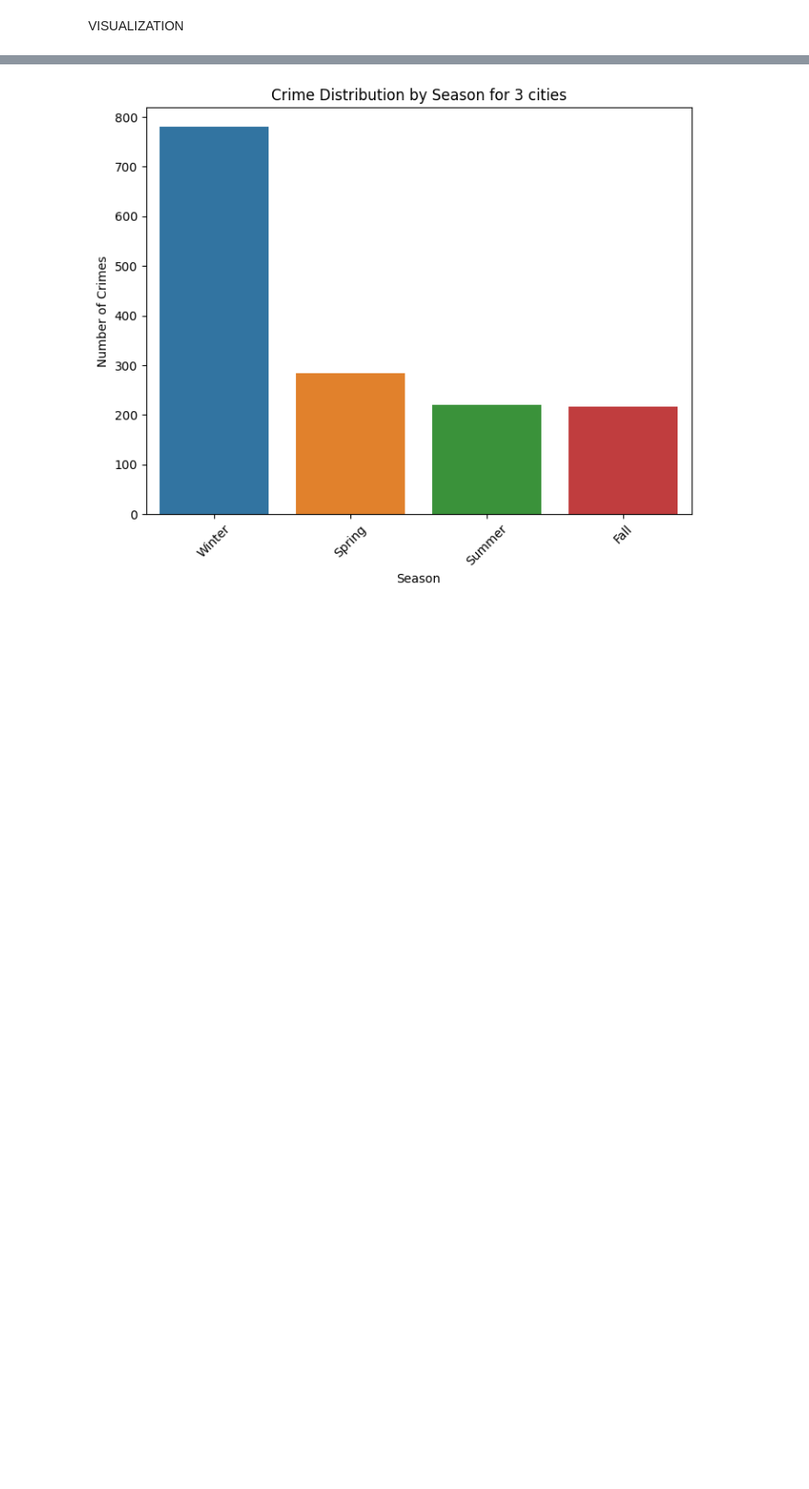
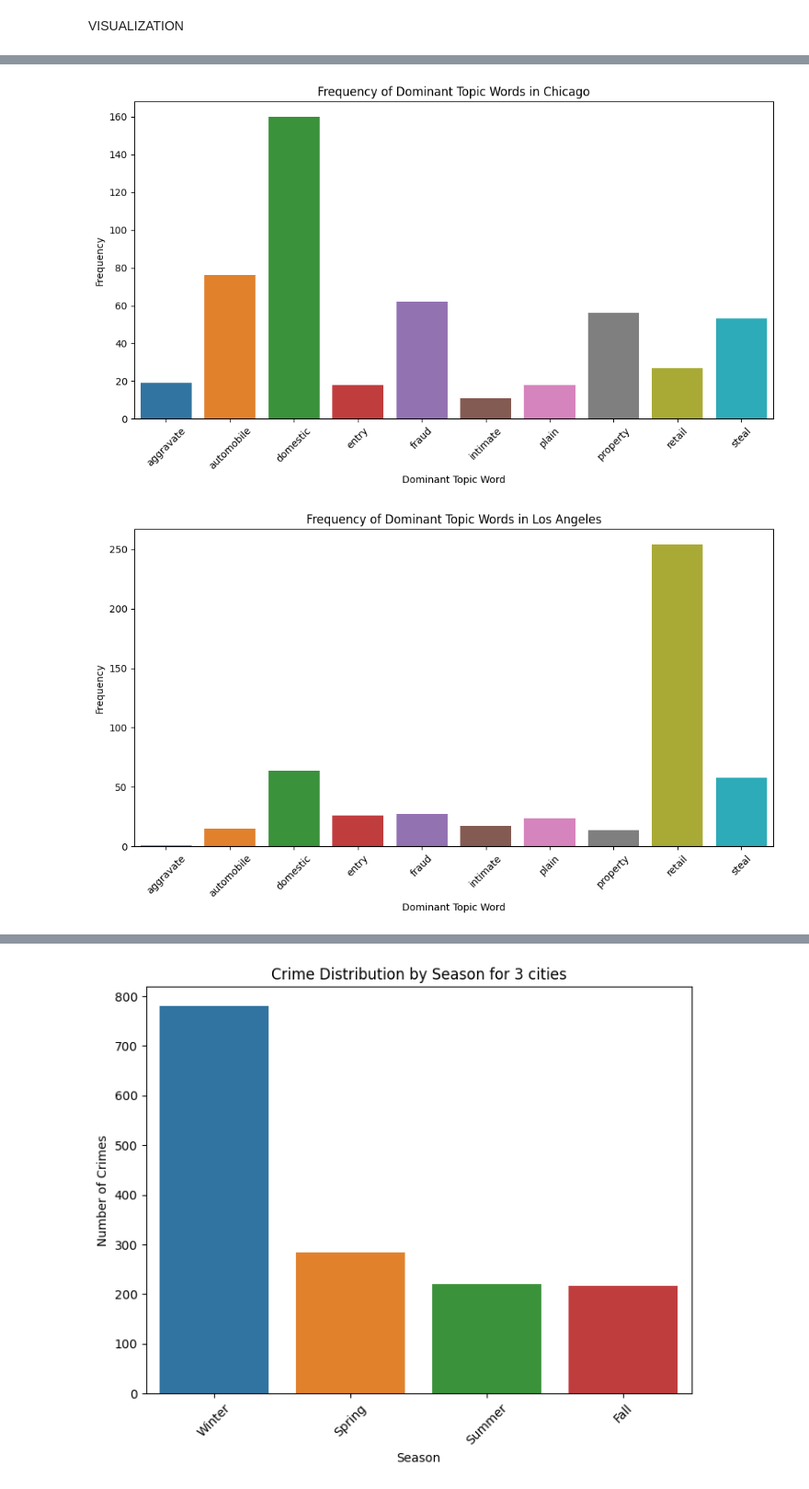
Before and after one commit to aya-rodgers97/Crime-Project-Tools-1, a Jupyter notebook: project_paper.ipynb, the cells around one changed output, grey strips where cells are left out. Shown at 92% size. Drawn from its saved outputs; the diff is of its cells as text; code cells hidden in the pictures; blank space fills up the shorter version.

```diff
--- a/project_paper.ipynb
+++ b/project_paper.ipynb
@@ -408,0 +395,40 @@ Crime count based on seasons
+# %%
+import matplotlib.pyplot as plt
+import seaborn as sns
+
+# Grouping the data by city and dominant topic word, and then counting the occurrences
+city_topic_word_counts = combined_df.groupby(['City', 'Dominant Topic Word']).size().unstack(fill_value=0)
+
+
+# Plotting for CHI
+plt.figure(figsize=(10, 6))
+sns.barplot(x=city_topic_word_counts.columns, y=city_topic_word_counts.loc['CHI'])
+plt.title('Frequency of Dominant Topic Words in Chicago')
+plt.ylabel('Frequency')
+plt.xlabel('Dominant Topic Word')
+plt.xticks(rotation=45)
+plt.tight_layout()
+plt.show()
+
+# Plotting for LA
+plt.figure(figsize=(10, 6))
+sns.barplot(x=city_topic_word_counts.columns, y=city_topic_word_counts.loc['LA'])
+plt.title('Frequency of Dominant Topic Words in Los Angeles')
+plt.ylabel('Frequency')
+plt.xlabel('Dominant Topic Word')
+plt.xticks(rotation=45)
+plt.tight_layout()
+plt.show()
+
+# Plotting for NYC
+plt.figure(figsize=(10, 6))
+sns.barplot(x=city_topic_word_counts.columns, y=city_topic_word_counts.loc['NYC'])
+plt.title('Frequency of Dominant Topic Words in New York City')
+plt.ylabel('Frequency')
+plt.xlabel('Dominant Topic Word')
+plt.xticks(rotation=45)
+plt.tight_layout()
+plt.show()
+# %% [output]
+[figure, added]
+[figure, added]
```
Also changed, not shown: parts of 14 cells of this notebook.
